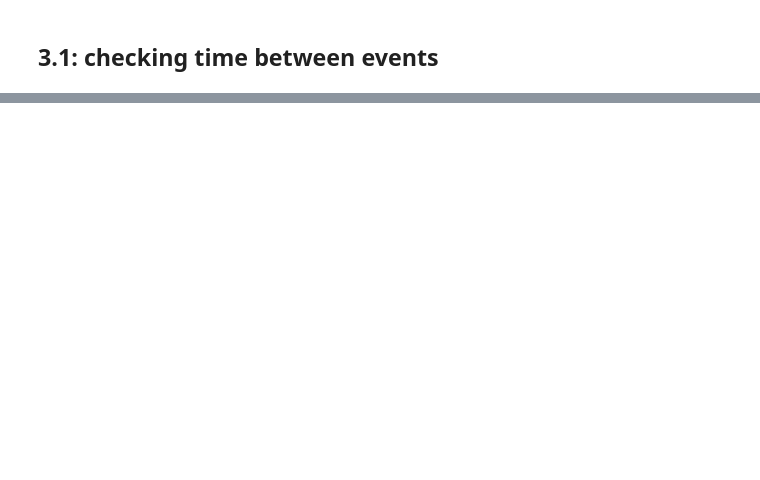
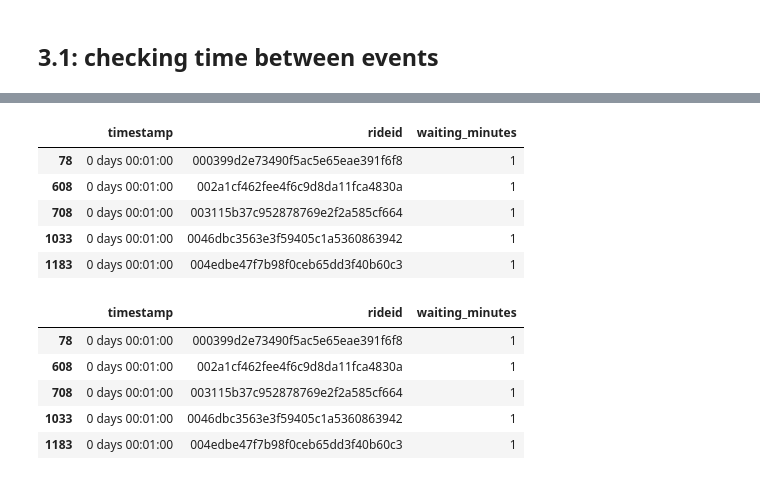
Before and after one commit to Brunadiasmiguel/challenge_drive, a Jupyter notebook: data_wrangling.ipynb, the cells around one changed output, grey strips where cells are left out. Saved outputs shown, nothing was run; the diff lists cells and outputs as text; code cells hidden in the pictures; blank space fills up the shorter version.

```diff
--- a/data_wrangling.ipynb
+++ b/data_wrangling.ipynb
@@ -388,0 +708,10 @@ ridertime.head()
+# %%
+#only keep minutes >=1
+
+waiting_time2['waiting_minutes'] = np.where(waiting_time2['waiting_minutes'] >= 1, waiting_time2['waiting_minutes'], "Not relevant")
+
+#csharks.drop(csharks[csharks['Year'] == 'Not relevant'].index, inplace=True)
+# %%
+#drop non relevant
+
+waiting_time2.drop(waiting_time2[waiting_time2['waiting_minutes'] == 'Not relevant'].index, inplace=True)
@@ -388,0 +737,15 @@ ridertime.head()
+# %%
+waiting_time2.head()
+# %% [output]
+|  | timestamp | rideid | waiting_minutes |
+| 78 | 0 days 00:01:00 | 000399d2e73490f5ac5e65eae391f6f8 | 1 |
+| 608 | 0 days 00:01:00 | 002a1cf462fee4f6c9d8da11fca4830a | 1 |
+| 708 | 0 days 00:01:00 | 003115b37c952878769e2f2a585cf664 | 1 |
+| 1033 | 0 days 00:01:00 | 0046dbc3563e3f59405c1a5360863942 | 1 |
+| 1183 | 0 days 00:01:00 | 004edbe47f7b98f0ceb65dd3f40b60c3 | 1 |
+|  | timestamp | rideid | waiting_minutes |
+| 78 | 0 days 00:01:00 | 000399d2e73490f5ac5e65eae391f6f8 | 1 |
+| 608 | 0 days 00:01:00 | 002a1cf462fee4f6c9d8da11fca4830a | 1 |
+| 708 | 0 days 00:01:00 | 003115b37c952878769e2f2a585cf664 | 1 |
+| 1033 | 0 days 00:01:00 | 0046dbc3563e3f59405c1a5360863942 | 1 |
+| 1183 | 0 days 00:01:00 | 004edbe47f7b98f0ceb65dd3f40b60c3 | 1 |
```
Also changed, not shown: parts of 65 cells of this notebook.
